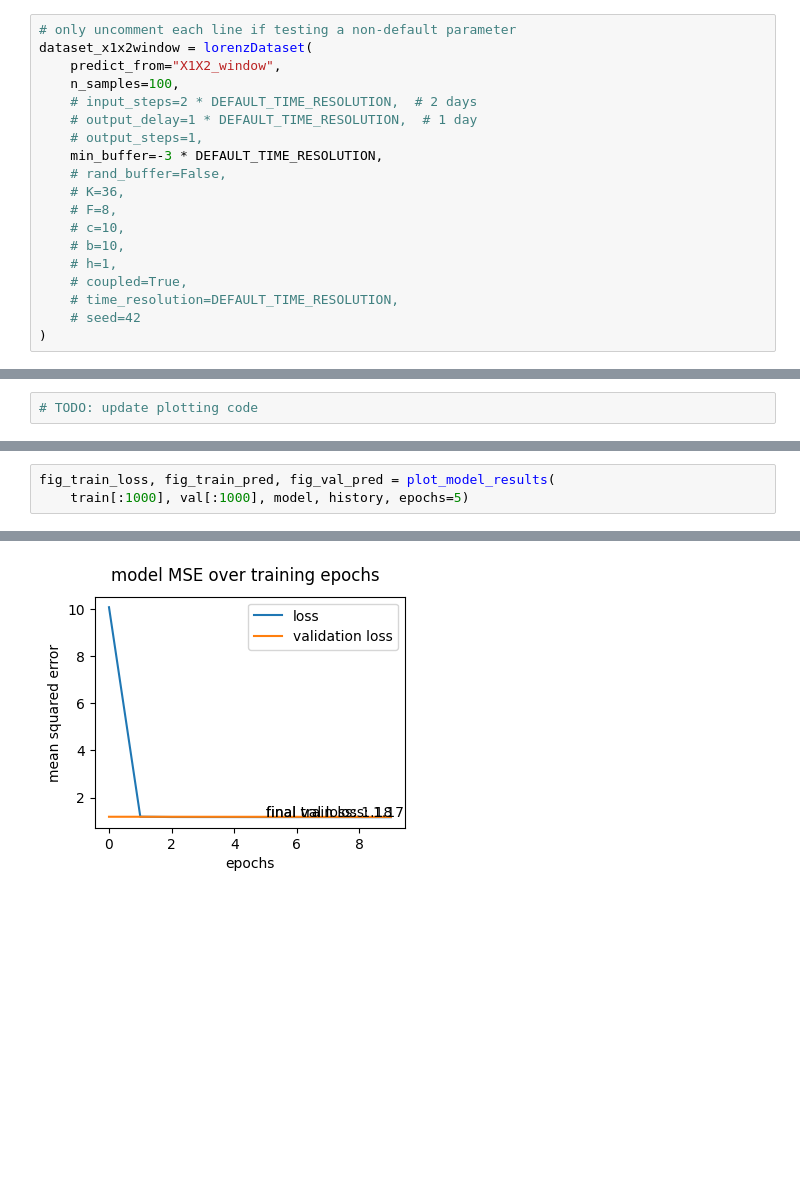
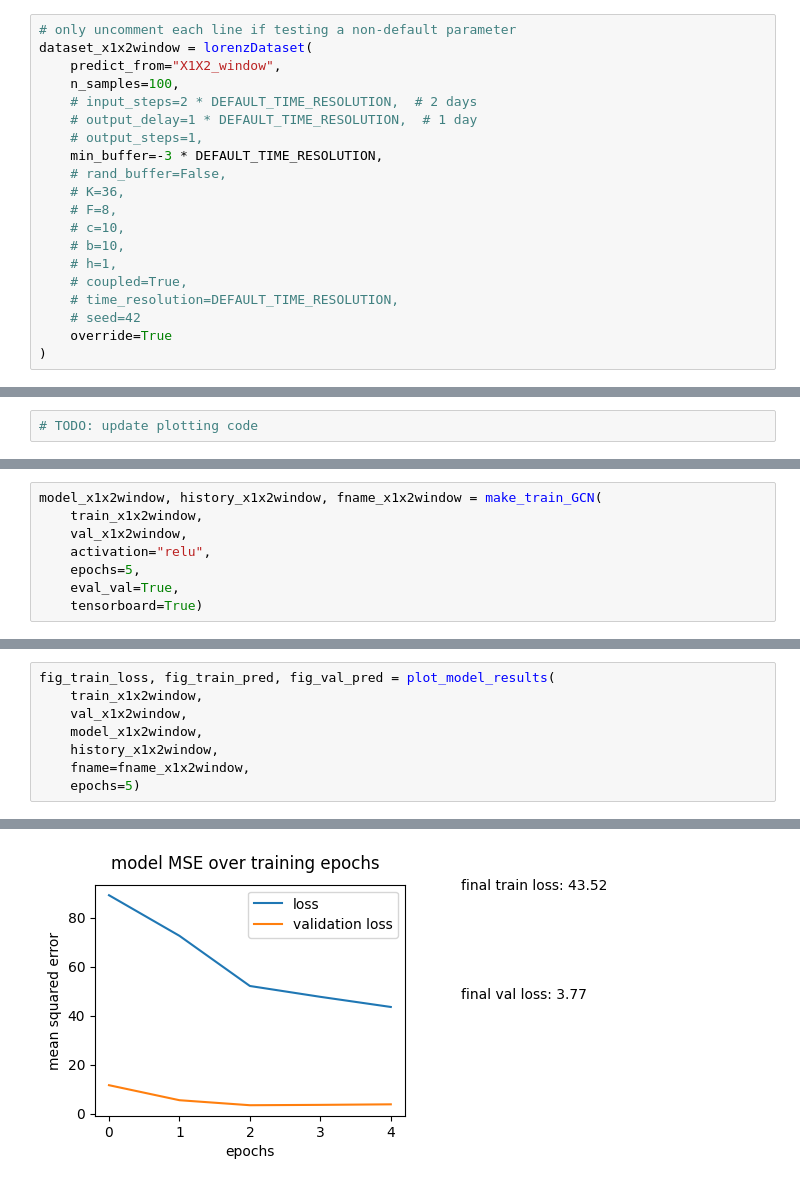
Before and after one commit to VaniSachdev/lorenzGNN, a Jupyter notebook: data_resetup.ipynb, the cells around one changed output, grey strips where cells are left out. Saved outputs shown, nothing was run; the diff lists cells and outputs as text; blank space fills up the shorter version.

Commit message:
fix data generation and plotting for the case of predicting X1 from X2 directly

```diff
--- a/data_resetup.ipynb
+++ b/data_resetup.ipynb
@@ -70,5 +66,6 @@ dataset_x1x2window = lorenzDataset(
     # coupled=True,
     # time_resolution=DEFAULT_TIME_RESOLUTION,
     # seed=42
+    override=True
 )
 # %% [output]
@@ -234,0 +258,8 @@ Epoch 2/100
+# %%
+model_x1x2window, history_x1x2window, fname_x1x2window = make_train_GCN(
+    train_x1x2window,
+    val_x1x2window,
+    activation="relu",
+    epochs=5,
+    eval_val=True,
+    tensorboard=True)
@@ -235,4 +281,9 @@ Epoch 2/100
 # %%
 fig_train_loss, fig_train_pred, fig_val_pred = plot_model_results(
-    train[:1000], val[:1000], model, history, epochs=5)
+    train_x1x2window,
+    val_x1x2window,
+    model_x1x2window,
+    history_x1x2window,
+    fname=fname_x1x2window,
+    epochs=5)
 # %% [output]
@@ -241 +292 @@ fig_train_loss, fig_train_pred, fig_val_pred = plot_model_results(
-[figure, old version]
+[figure, new version]
```
Also changed, not shown: parts of 22 cells of this notebook, 4 other files.
